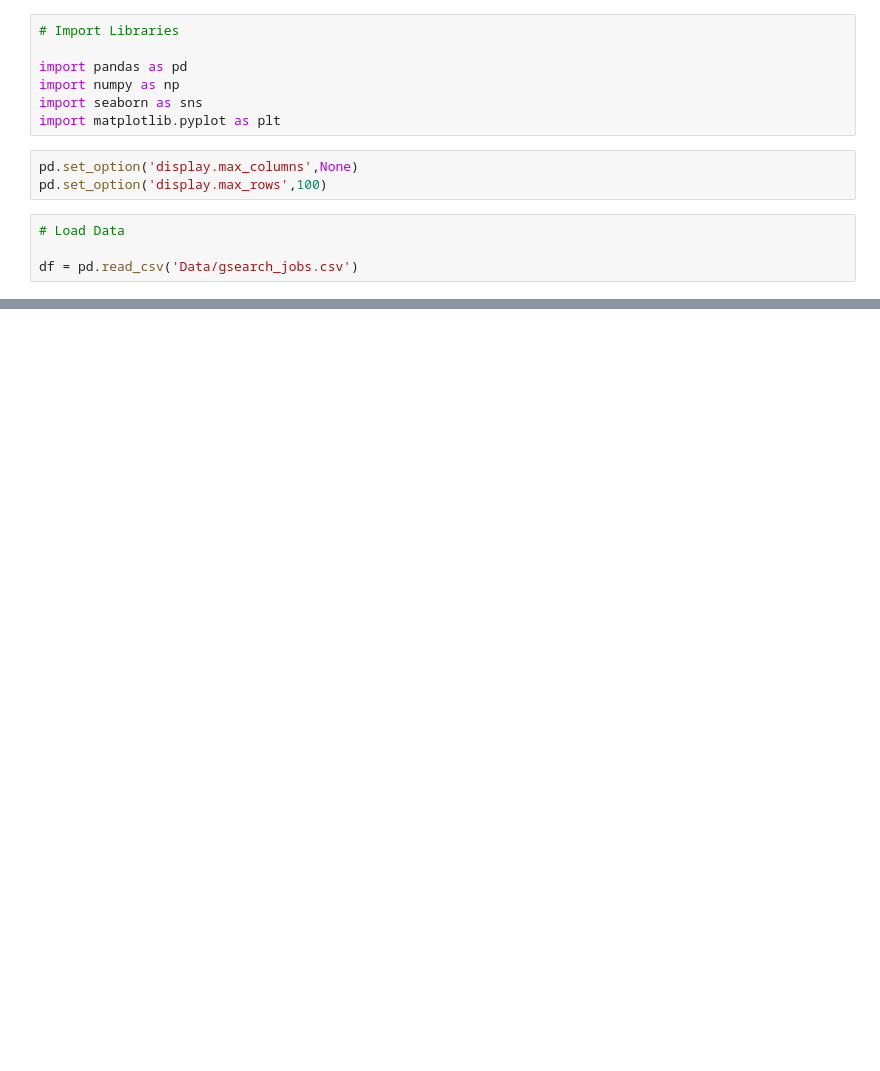
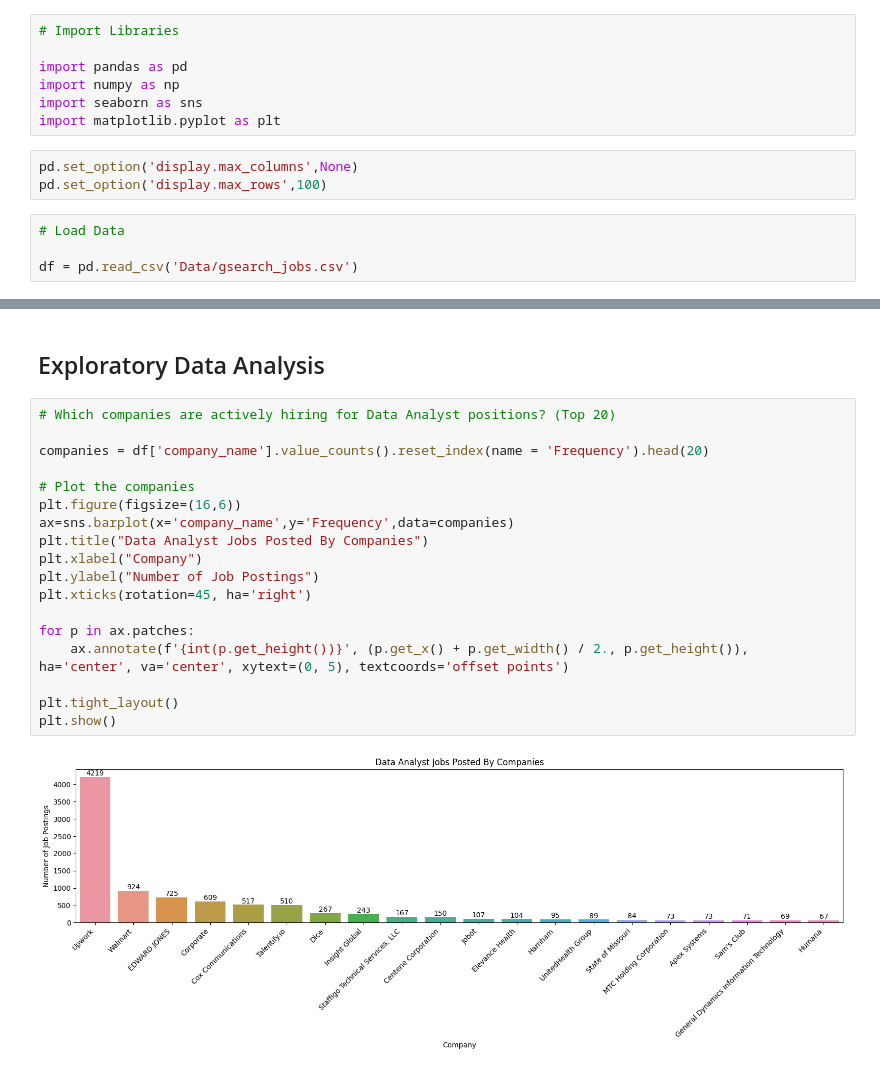
Before and after one commit to ilovedata6/Job_Market_Analysis, a Jupyter notebook: job_analysis.ipynb, the cells around one changed output, grey strips where cells are left out. Drawn from its saved outputs; the diff is of its cells as text; blank space fills up the shorter version.

```diff
--- a/job_analysis.ipynb
+++ b/job_analysis.ipynb
@@ -43,0 +50,22 @@ df.head()
+# %% [markdown]
+## Exploratory Data Analysis
+# %%
+# Which companies are actively hiring for Data Analyst positions? (Top 20)
+
+companies = df['company_name'].value_counts().reset_index(name = 'Frequency').head(20)
+
+# Plot the companies
+plt.figure(figsize=(16,6))
+ax=sns.barplot(x='company_name',y='Frequency',data=companies)
+plt.title("Data Analyst Jobs Posted By Companies")
+plt.xlabel("Company")
+plt.ylabel("Number of Job Postings")
+plt.xticks(rotation=45, ha='right')
+
+for p in ax.patches:
+    ax.annotate(f'{int(p.get_height())}', (p.get_x() + p.get_width() / 2., p.get_height()), ha='center', va='center', xytext=(0, 5), textcoords='offset points')
+
+plt.tight_layout()
+plt.show()
+# %% [output]
+[figure, added]
```
Also changed, not shown: parts of 11 cells of this notebook, 1 other file.
